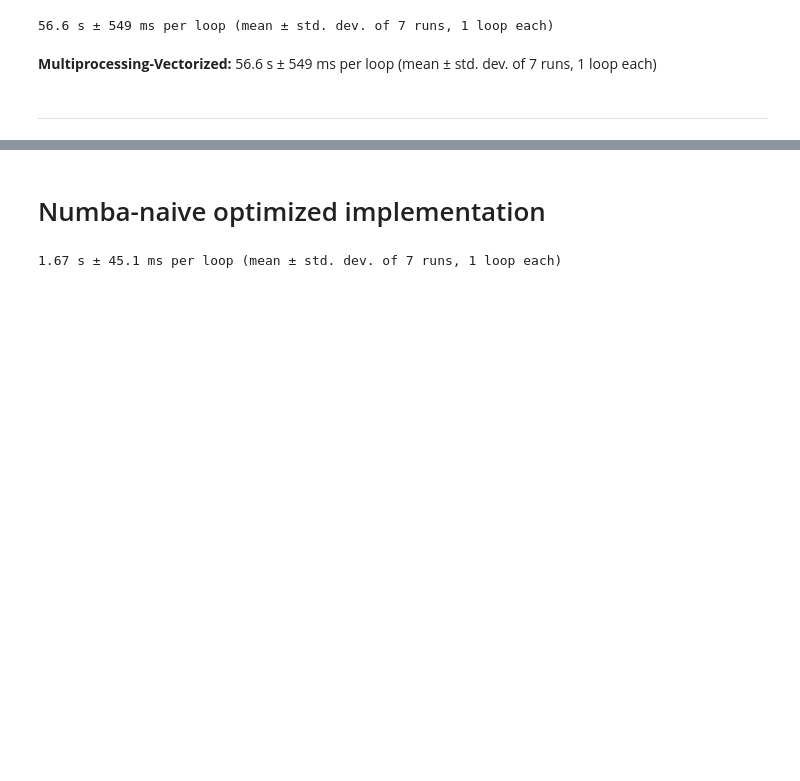
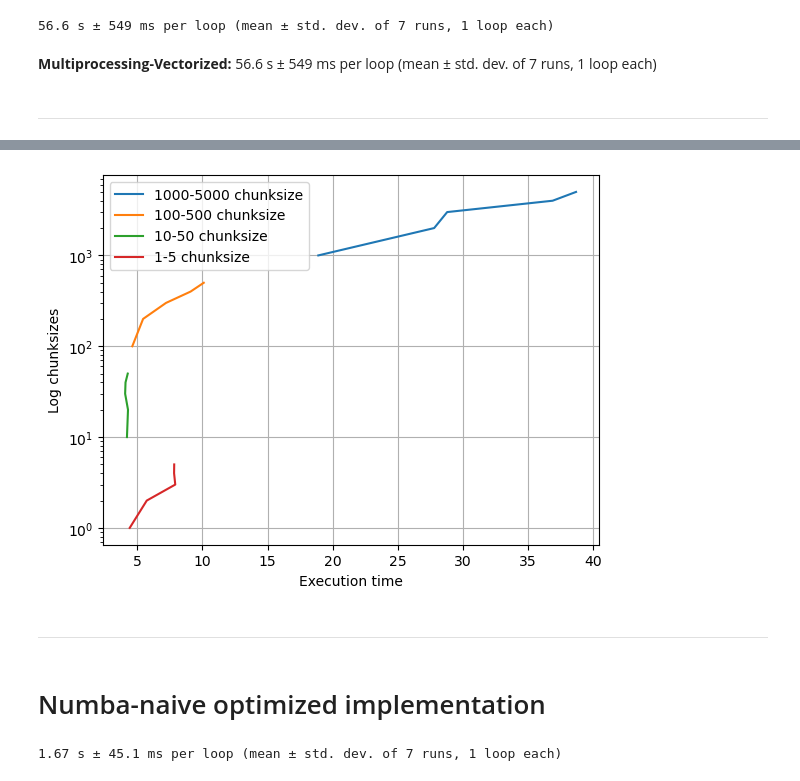
Before and after one commit to mputak/HPC, a Jupyter notebook: miniproject-Mandelbrot/main_mandlebrot.ipynb, the cells around one changed output, grey strips where cells are left out. Drawn from its saved outputs; the diff is of its cells as text; code cells hidden in the pictures; blank space fills up the shorter version.

Commit message:
added multiprocessing variable chunksizes

```diff
--- a/miniproject-Mandelbrot/main_mandlebrot.ipynb
+++ b/miniproject-Mandelbrot/main_mandlebrot.ipynb
@@ -168,0 +177,5 @@ grid = make_grid(5000, 5000)
+# %%
+chunksizes_t= np.arange(1, 6) * 1000
+thousands = [0] * 5
+for idx, csize in enumerate(chunksizes_t):
+    thousands[idx] = %timeit -o -r 1 -n 1 pool.map_async(Mandelbrot_set_vectorized, grid, chunksize=csize).get()
@@ -168,0 +188,5 @@ grid = make_grid(5000, 5000)
+# %%
+chunksizes_h= np.arange(1, 6) * 100
+hundreds = [0] * 5
+for idx, csize in enumerate(chunksizes_h):
+    hundreds[idx] = %timeit -o -r 1 -n 1 pool.map_async(Mandelbrot_set_vectorized, grid, chunksize=csize).get()
@@ -168,0 +199,5 @@ grid = make_grid(5000, 5000)
+# %%
+chunksizes_te= np.arange(1, 6) * 10
+tens = [0] * 5
+for idx, csize in enumerate(chunksizes_te):
+    tens[idx] = %timeit -o -r 1 -n 1 pool.map_async(Mandelbrot_set_vectorized, grid, chunksize=csize).get()
@@ -168,0 +210,5 @@ grid = make_grid(5000, 5000)
+# %%
+chunksizes_o= np.arange(1, 6)
+ones = [0] * 5
+for idx, csize in enumerate(chunksizes_o):
+    ones[idx] = %timeit -o -r 1 -n 1 pool.map_async(Mandelbrot_set_vectorized, grid, chunksize=csize).get()
@@ -169,3 +221,23 @@ grid = make_grid(5000, 5000)
+# %%
+thousands = [float(str(x).split("s")[0]) for x in thousands]
+hundreds = [float(str(x).split("s")[0]) for x in hundreds]
+tens = [float(str(x).split("s")[0]) for x in tens]
+ones = [float(str(x).split("s")[0]) for x in ones]
+
+plt.plot(thousands, chunksizes_t, label="1000-5000 chunksize")
+plt.plot(hundreds, chunksizes_h, label="100-500 chunksize")
+plt.plot(tens, chunksizes_te, label="10-50 chunksize")
+plt.plot(ones, chunksizes_o, label="1-5 chunksize")
+plt.yscale("log")
+plt.ylabel("Log chunksizes")
+plt.xlabel("Execution time")
+plt.grid()
+plt.legend()
+plt.show()
+# %% [output]
+[figure, added]
+# %% [markdown]
+---
 # %% [markdown]
 # Numba-naive optimized implementation
 # %%
```
Also changed, not shown: parts of 6 cells of this notebook.
